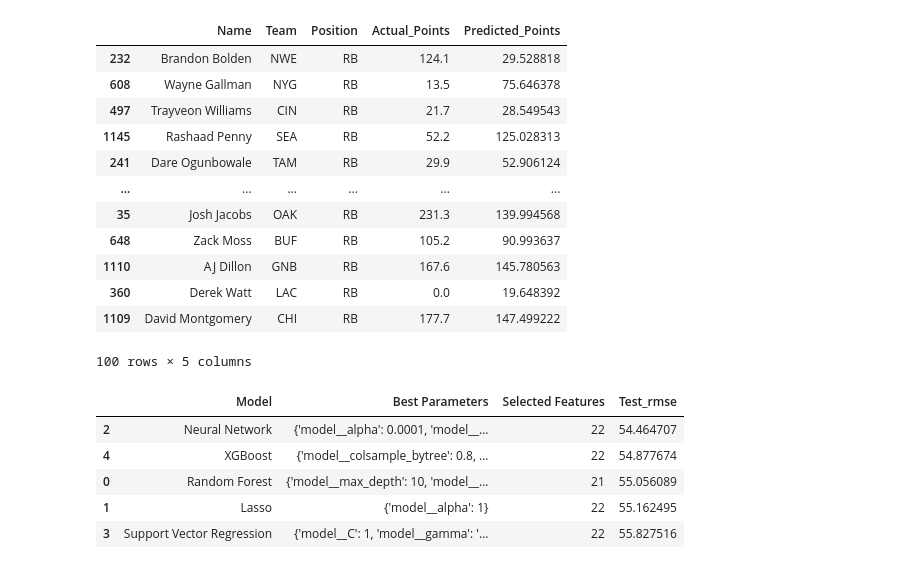
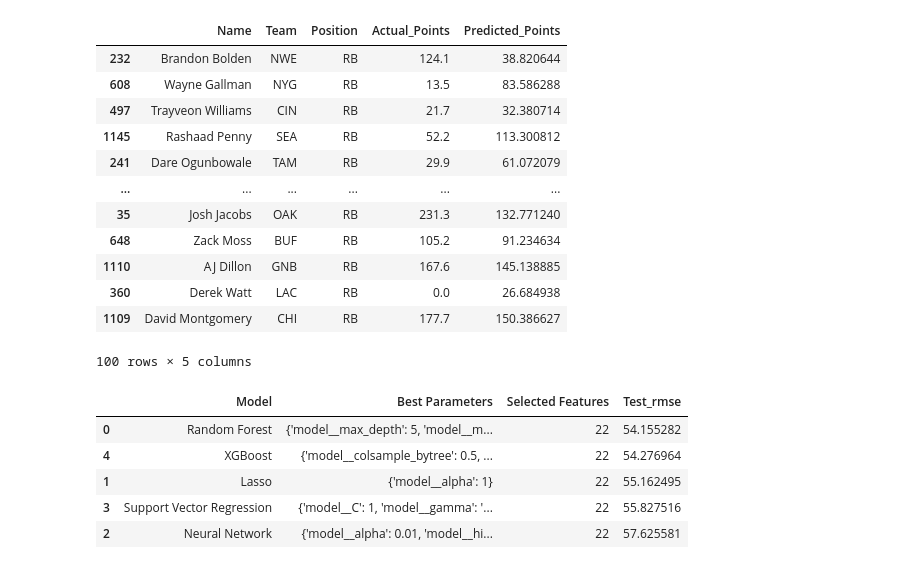
Before and after one commit to TrevBunch/DS-340W-Project, a Jupyter notebook: ModelCode.ipynb, the cells around one changed output. Cells and saved outputs as stored; diff of their text form; code cells hidden in the pictures.

```diff
--- a/ModelCode.ipynb
+++ b/ModelCode.ipynb
@@ -32,7 +32,7 @@ fantasy_data = fantasy_data[fantasy_data["Next_Season"] != 2024]
 target_col = "Fantasy_PPR_NextYear"
 dropped_cols = {target_col, "Unnamed: 0", "Name", "Team", "Position", "Team_NextYear"}
 
-QB_data = fantasy_data[(fantasy_data["Position"] == "QB") & (fantasy_data["Games"] > 5) & (fantasy_data[target_col] > 100.0)].drop(columns = dropped_cols)
+QB_data = fantasy_data[fantasy_data["Position"] == "QB"] .drop(columns = dropped_cols)
 RB_data = fantasy_data[fantasy_data["Position"] == "RB"].drop(columns = dropped_cols)
 WR_data = fantasy_data[fantasy_data["Position"] == "WR"].drop(columns = dropped_cols)
 TE_data = fantasy_data[fantasy_data["Position"] == "TE"].drop(columns = dropped_cols)
@@ -61,27 +61,27 @@ X_train_TE, X_test_TE, y_train_TE, y_test_TE = train_test_split(TE_data, TE_y, t
 
 model_pipeline = {
     "Random Forest": (
-        RandomForestRegressor(random_state = 42, n_jobs = 1),
+        RandomForestRegressor(n_jobs = 1, random_state = 4),
         {
-            "model__n_estimators": [300, 400],
-            "model__max_depth": [10, 20],
-            "model__min_samples_split": [2, 5],
+            "model__n_estimators": [200, 350, 500],
+            "model__max_depth": [5, 10, 20],
+            "model__min_samples_split": [2, 5, 10],
         },
     ),
 
     "Lasso": (
-       Lasso(max_iter = 50000, random_state = 42),
+       Lasso(max_iter = 50000, random_state = 4),
         {
             "model__alpha": [.01, .1, 1, 10]
         },
     ),
 
     "Neural Network": (
-        MLPRegressor(max_iter = 4000, early_stopping = True, random_state = 42),
+        MLPRegressor(max_iter = 4000, early_stopping = True, random_state = 4),
         {
-            "model__hidden_layer_sizes": [(64, ), (128, ), (64, 32)],
-            "model__alpha": [.0001, .001],
-            "model__learning_rate_init": [.001, .01],
+            "model__hidden_layer_sizes": [(64, ), (128, ), (64, 32), (128, 64)],
+            "model__alpha": [.0001, .001, .01],
+            "model__learning_rate_init": [.001, .01, .1],
         },
     ),
     "Support Vector Regression": (
@@ -93,13 +93,13 @@ model_pipeline = {
         },
     ),
     "XGBoost": (
-        XGBRegressor(random_state = 42, n_jobs = -1, tree_method = "hist", n_estimators = 300, objective = "reg:squarederror"),
+        XGBRegressor(n_jobs = -1, tree_method = "hist", n_estimators = 300, objective = "reg:squarederror", random_state = 4),
         {
-            "model__n_estimators": [300, 500],
+            "model__n_estimators": [200, 350, 500],
             "model__max_depth": [3, 5, 7],
-            "model__learning_rate": [.01, 1],
-            "model__subsample": [.8, 1],
-            "model__colsample_bytree": [.8 ,1]
+            "model__learning_rate": [.001, .01, .1],
+            "model__subsample": [.5, .8, 1],
+            "model__colsample_bytree": [.5, .8, 1]
         },
     ),
 }
@@ -257,35 +261,38 @@ RB_results_df
 # %%
 #RB predictions
 
 best_model = grid.best_estimator_
 
 best_features, test_rmse = backward_feature_elimination(best_model, X_train_RB, y_train_RB, X_test_RB, y_test_RB)
 
 best_model.fit(X_train_RB[best_features], y_train_RB)
 
 y_pred_RB = best_model.predict(X_test_RB[best_features])
 
 
 RB_test_results = pd.DataFrame({
     "Actual_Points": y_test_RB,
     "Predicted_Points": y_pred_RB
 }, index = X_test_RB.index)
 
+RB_best_model = best_model
+RB_best_features = best_features
+
 RB_test_results = fantasy_data.loc[RB_test_results.index, ["Name", "Team", "Position"]].join(RB_test_results)
 RB_test_results
 # %% [output]
 |  | Name | Team | Position | Actual_Points | Predicted_Points |
-| 232 | Brandon Bolden | NWE | RB | 124.1 | 29.528818 |
-| 608 | Wayne Gallman | NYG | RB | 13.5 | 75.646378 |
-| 497 | Trayveon Williams | CIN | RB | 21.7 | 28.549543 |
-| 1145 | Rashaad Penny | SEA | RB | 52.2 | 125.028313 |
-| 241 | Dare Ogunbowale | TAM | RB | 29.9 | 52.906124 |
+| 232 | Brandon Bolden | NWE | RB | 124.1 | 38.820644 |
+| 608 | Wayne Gallman | NYG | RB | 13.5 | 83.586288 |
+| 497 | Trayveon Williams | CIN | RB | 21.7 | 32.380714 |
+| 1145 | Rashaad Penny | SEA | RB | 52.2 | 113.300812 |
+| 241 | Dare Ogunbowale | TAM | RB | 29.9 | 61.072079 |
 | ... | ... | ... | ... | ... | ... |
-| 35 | Josh Jacobs | OAK | RB | 231.3 | 139.994568 |
-| 648 | Zack Moss | BUF | RB | 105.2 | 90.993637 |
-| 1110 | AJ Dillon | GNB | RB | 167.6 | 145.780563 |
-| 360 | Derek Watt | LAC | RB | 0.0 | 19.648392 |
-| 1109 | David Montgomery | CHI | RB | 177.7 | 147.499222 |
+| 35 | Josh Jacobs | OAK | RB | 231.3 | 132.771240 |
+| 648 | Zack Moss | BUF | RB | 105.2 | 91.234634 |
+| 1110 | AJ Dillon | GNB | RB | 167.6 | 145.138885 |
+| 360 | Derek Watt | LAC | RB | 0.0 | 26.684938 |
+| 1109 | David Montgomery | CHI | RB | 177.7 | 150.386627 |
 100 rows × 5 columns
 # %%
 #WR Tuning
@@ -317,11 +324,11 @@ WR_results_df = pd.DataFrame(WR_results).sort_values("Test_rmse")
 WR_results_df
 # %% [output]
 |  | Model | Best Parameters | Selected Features | Test_rmse |
-| 2 | Neural Network | {'model__alpha': 0.0001, 'model__... | 22 | 54.464707 |
-| 4 | XGBoost | {'model__colsample_bytree': 0.8, ... | 22 | 54.877674 |
-| 0 | Random Forest | {'model__max_depth': 10, 'model__... | 21 | 55.056089 |
+| 0 | Random Forest | {'model__max_depth': 5, 'model__m... | 22 | 54.155282 |
+| 4 | XGBoost | {'model__colsample_bytree': 0.5, ... | 22 | 54.276964 |
 | 1 | Lasso | {'model__alpha': 1} | 22 | 55.162495 |
 | 3 | Support Vector Regression | {'model__C': 1, 'model__gamma': '... | 22 | 55.827516 |
+| 2 | Neural Network | {'model__alpha': 0.01, 'model__hi... | 22 | 57.625581 |
 # %%
 #WR predictions
 
```
Also changed, not shown: parts of 13 cells of this notebook.
